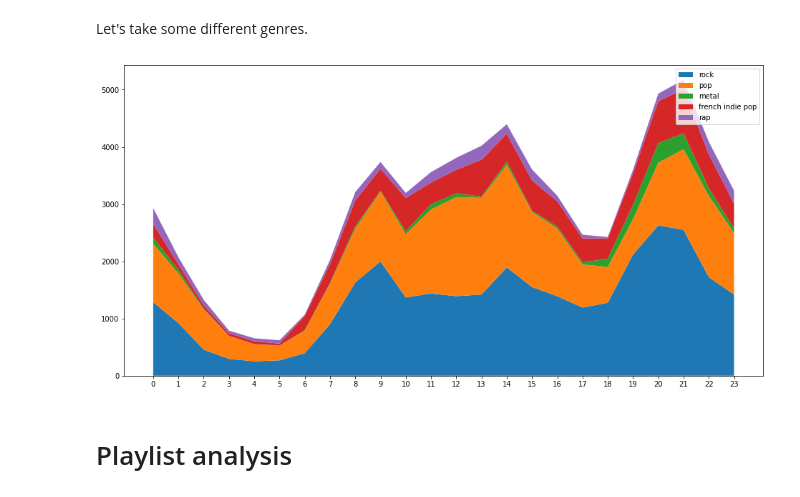
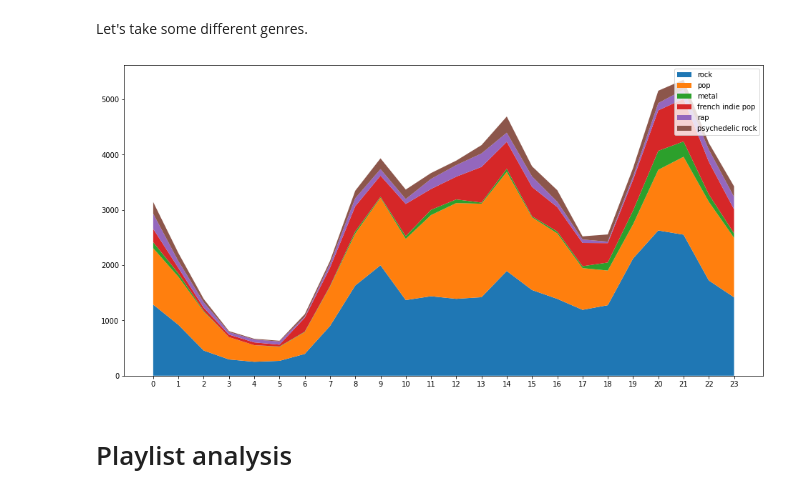
Before and after one commit to TimoBl/Spotify-Data-Analysis, a Jupyter notebook: Spotify_Data_Analysis.ipynb, the cells around one changed output. Drawn from its saved outputs; the diff is of its cells as text; code cells hidden in the pictures.

```diff
--- a/Spotify_Data_Analysis.ipynb
+++ b/Spotify_Data_Analysis.ipynb
@@ -250,22 +250,22 @@ plt.show()
 Let's take some different genres.
 # %%
 labels = [str(y) for y in range(24)]
-genres = ["rock", "pop", "metal", "french indie pop", "rap"]
+genres = ["rock", "pop", "metal", "french indie pop", "rap", "psychedelic rock"]
 fig, ax = plt.subplots(figsize=(16, 8))
 
 hours = {}
 
 for genre in genres:
   hourly = getHourlyStreamingHistoryTime(getGenreStreamingHistory(genre))
   hours[genre] = hourly
 
 ax.stackplot(labels, hours.values(),
              labels=hours.keys())
 
 ax.legend()
 plt.show()
 # %% [output]
-[figure, old version]
+[figure, new version]
 # %%
 #close
 database.close()
```
Also changed, not shown: parts of 11 cells of this notebook.
